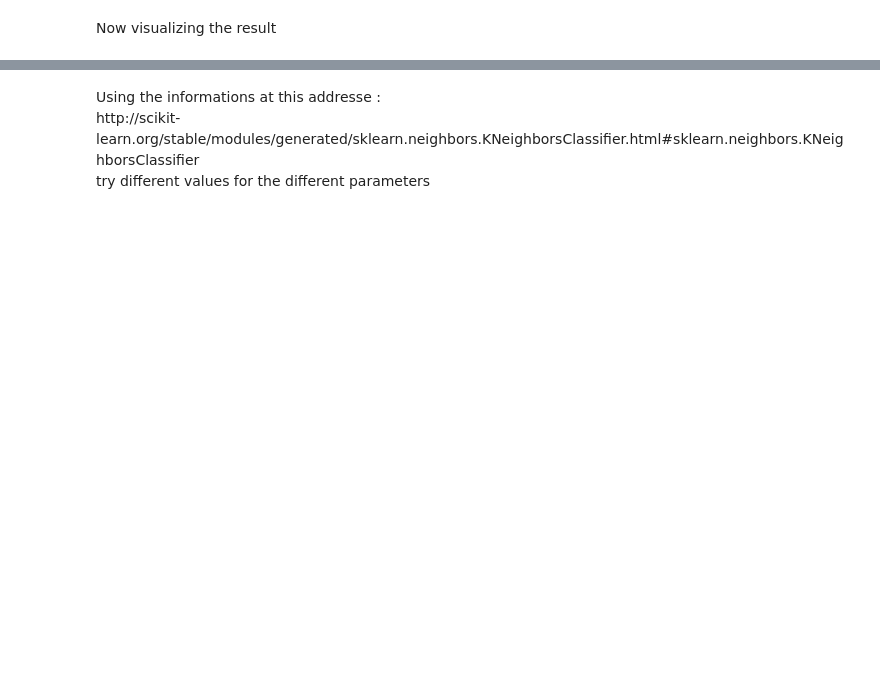
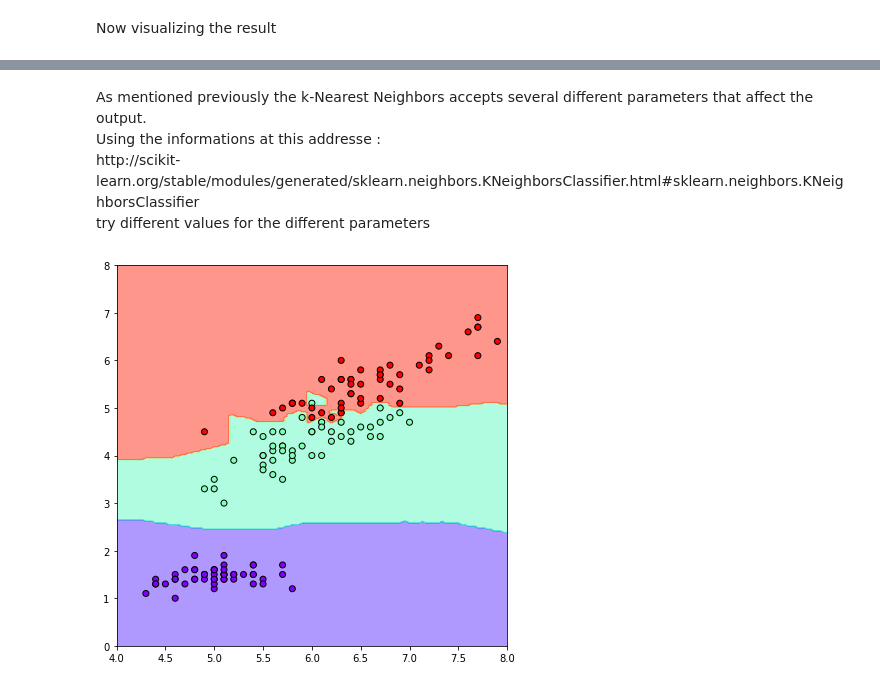
Before and after one commit to BerryHN/Intro_MachineLearning, a Jupyter notebook: Notebooks/Python3/ML02_kNN_iris_example.ipynb, the cells around one changed output, grey strips where cells are left out. Cells and saved outputs as stored; diff of their text form; code cells hidden in the pictures; blank space fills up the shorter version.

```diff
--- a/Notebooks/Python3/ML02_kNN_iris_example.ipynb
+++ b/Notebooks/Python3/ML02_kNN_iris_example.ipynb
@@ -51,5 +75,5 @@ plt.ylim(0.0,8.0)
 # %% [markdown]
-<p>Using the informations at this addresse :<br>
+<p>As mentioned previously the k-Nearest Neighbors accepts several different parameters that affect the output.<br>Using the informations at this addresse :<br>
 http://scikit-learn.org/stable/modules/generated/sklearn.neighbors.KNeighborsClassifier.html#sklearn.neighbors.KNeighborsClassifier
 <br>
 try different values for the different parameters</p>
@@ -57,0 +80,22 @@ try different values for the different parameters</p>
+# %%
+# Try with different columns or parameters, etc.
+
+# ... For instance with a different number of neighbors :
+knn = KNeighborsClassifier(n_neighbors=1)
+# training...
+knn.fit(X,y)
+
+# predicting...
+predict = knn.predict(np.c_[xx.ravel(),yy.ravel()])
+Z = predict.reshape(np.shape(xx))
+
+# visualizing...
+fig, ax = plt.subplots(1,1,figsize=(7,7))
+
+ax.contourf(xx, yy, Z, alpha=0.5, cmap='rainbow')
+ax.scatter(X.T[0], X.T[1], c=iris['target'],
+           cmap='rainbow', edgecolors='k')
+ax.set_xlim(4.0,8.0)
+ax.set_ylim(0.0,8.0);
+# %% [output]
+[figure, added]
```
Also changed, not shown: parts of 17 cells of this notebook, 1 other file.
